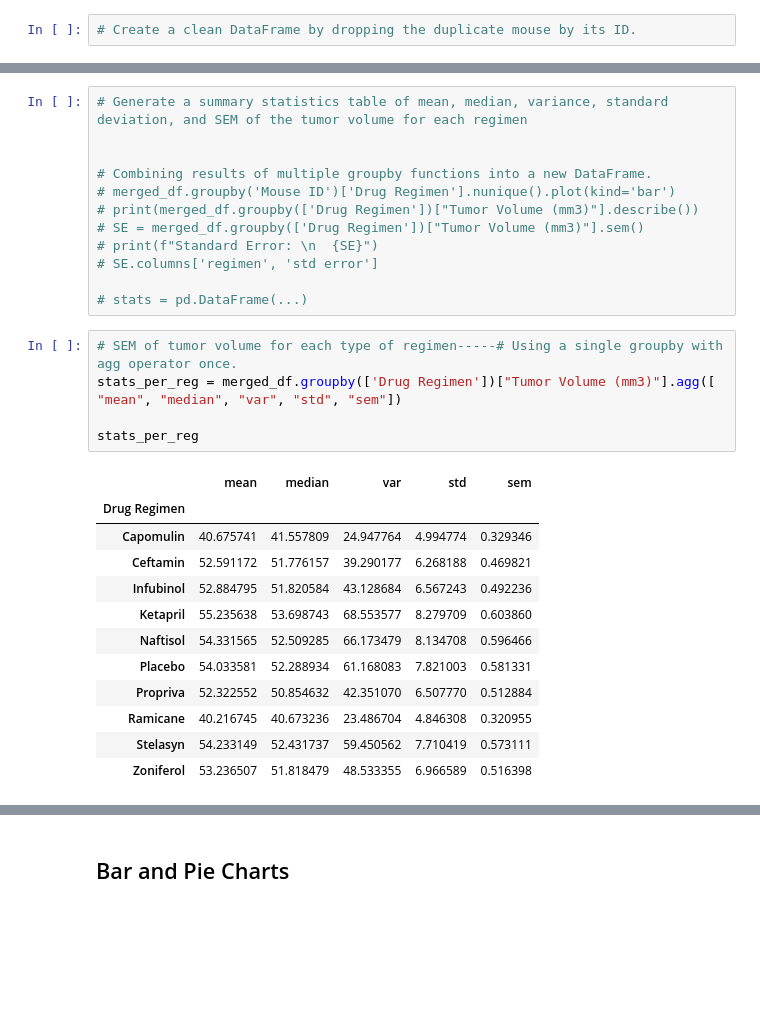
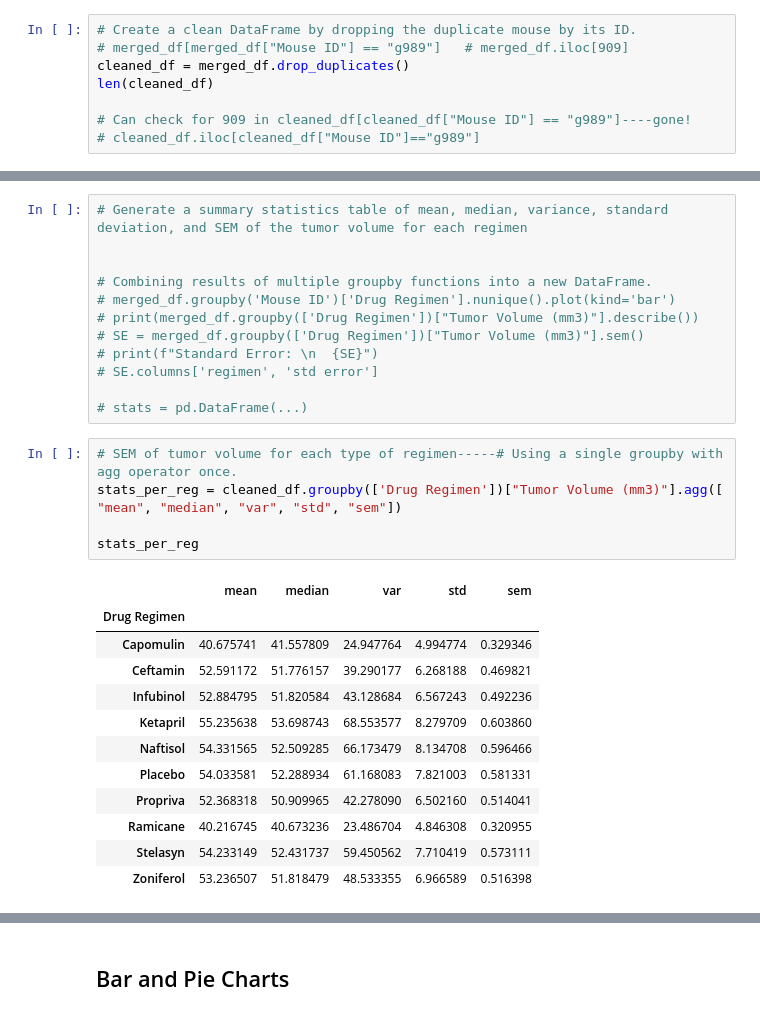
Before and after one commit to Rob397/Matplotlib--Pharma, a Jupyter notebook: pymaceuticals_starter.ipynb, the cells around one changed output, grey strips where cells are left out. Drawn from its saved outputs; the diff is of its cells as text; blank space fills up the shorter version.

Commit message:
more work done
dropped duplicate and used cleaned data,
added the boxplot but it does not look right

```diff
--- a/pymaceuticals_starter.ipynb
+++ b/pymaceuticals_starter.ipynb
@@ -82,2 +68,8 @@ Length: 1893, dtype: bool
 # %%
 # Create a clean DataFrame by dropping the duplicate mouse by its ID.
+# merged_df[merged_df["Mouse ID"] == "g989"]   # merged_df.iloc[909]
+cleaned_df = merged_df.drop_duplicates()
+len(cleaned_df)
+
+# Can check for 909 in cleaned_df[cleaned_df["Mouse ID"] == "g989"]----gone!
+# cleaned_df.iloc[cleaned_df["Mouse ID"]=="g989"]
@@ -99,19 +93,19 @@ Length: 1893, dtype: bool
 # stats = pd.DataFrame(...)
 # %%
 # SEM of tumor volume for each type of regimen-----# Using a single groupby with agg operator once.
-stats_per_reg = merged_df.groupby(['Drug Regimen'])["Tumor Volume (mm3)"].agg([ "mean", "median", "var", "std", "sem"])
+stats_per_reg = cleaned_df.groupby(['Drug Regimen'])["Tumor Volume (mm3)"].agg([ "mean", "median", "var", "std", "sem"])
 
 stats_per_reg
 # %% [output]
 |  | mean | median | var | std | sem |
 | Drug Regimen |  |  |  |  |  |
 | Capomulin | 40.675741 | 41.557809 | 24.947764 | 4.994774 | 0.329346 |
 | Ceftamin | 52.591172 | 51.776157 | 39.290177 | 6.268188 | 0.469821 |
 | Infubinol | 52.884795 | 51.820584 | 43.128684 | 6.567243 | 0.492236 |
 | Ketapril | 55.235638 | 53.698743 | 68.553577 | 8.279709 | 0.603860 |
 | Naftisol | 54.331565 | 52.509285 | 66.173479 | 8.134708 | 0.596466 |
 | Placebo | 54.033581 | 52.288934 | 61.168083 | 7.821003 | 0.581331 |
-| Propriva | 52.322552 | 50.854632 | 42.351070 | 6.507770 | 0.512884 |
+| Propriva | 52.368318 | 50.909965 | 42.278090 | 6.502160 | 0.514041 |
 | Ramicane | 40.216745 | 40.673236 | 23.486704 | 4.846308 | 0.320955 |
 | Stelasyn | 54.233149 | 52.431737 | 59.450562 | 7.710419 | 0.573111 |
 | Zoniferol | 53.236507 | 51.818479 | 48.533355 | 6.966589 | 0.516398 |
```
Also changed, not shown: parts of 19 cells of this notebook.
